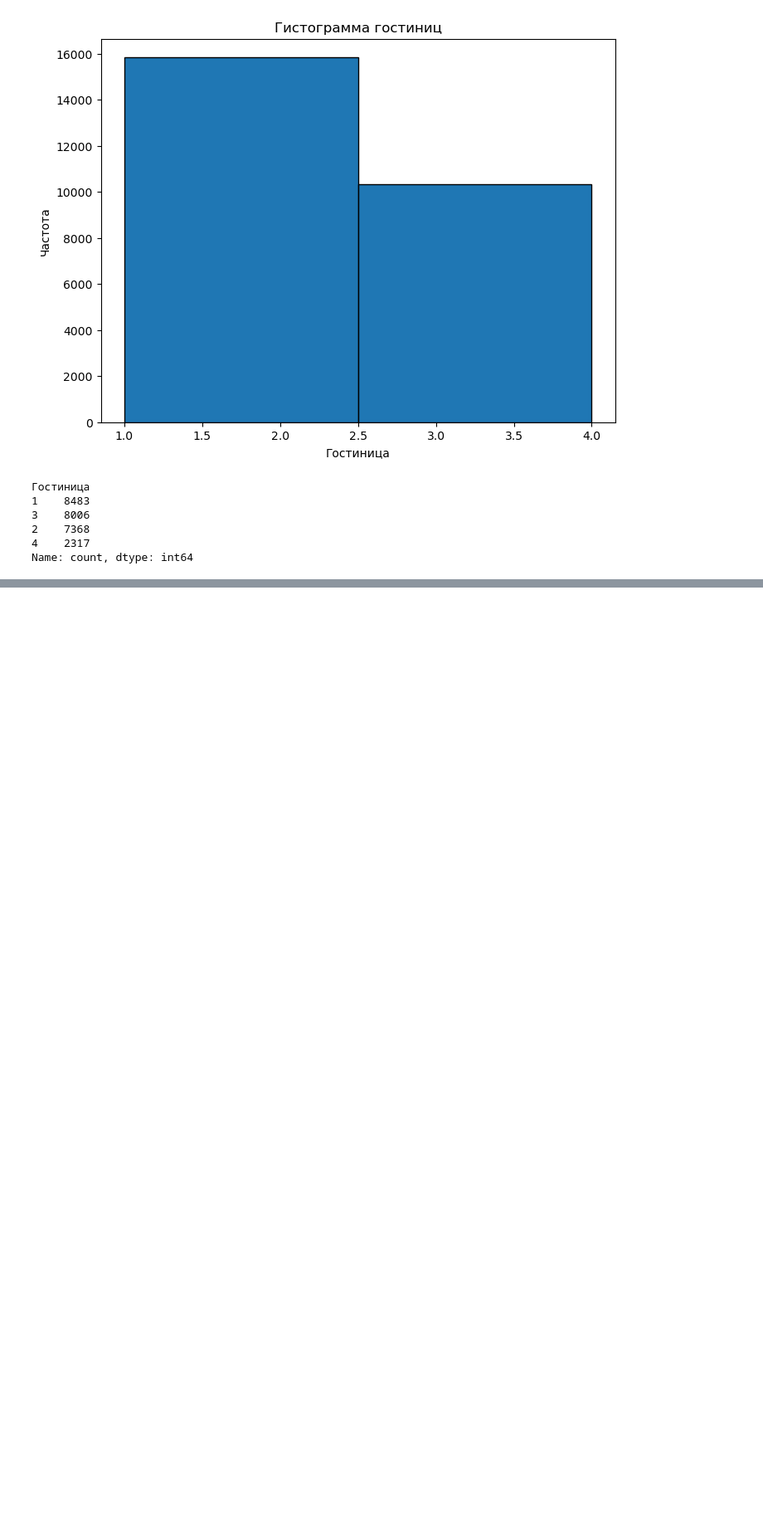
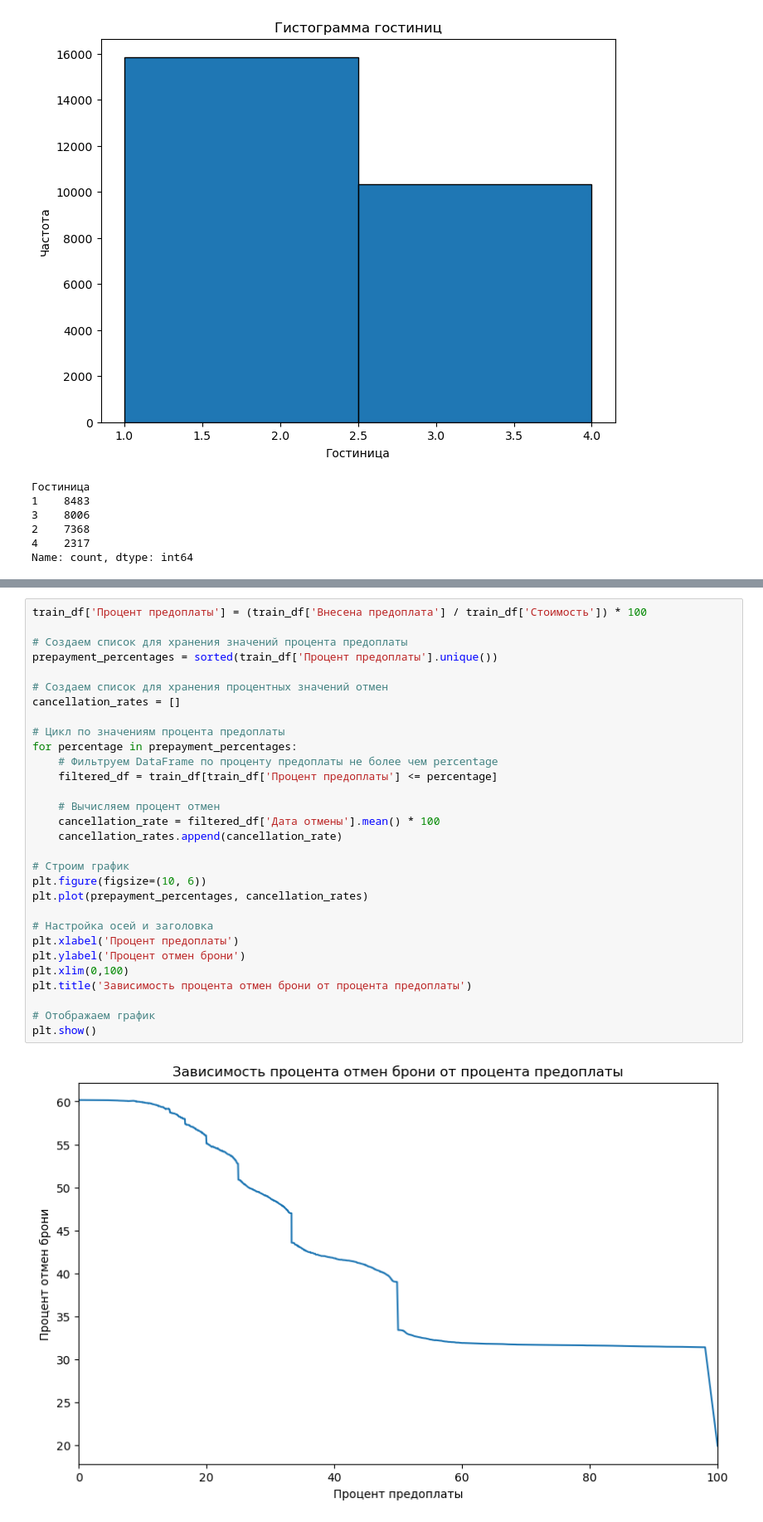
Before and after one commit to impartac/PSB_hack, a Jupyter notebook: scripts/data_preproc.ipynb, the cells around one changed output, grey strips where cells are left out. Shown at 83% size. Drawn from its saved outputs; the diff is of its cells as text; blank space fills up the shorter version.

```diff
--- a/scripts/data_preproc.ipynb
+++ b/scripts/data_preproc.ipynb
@@ -231,0 +269,32 @@ Name: count, dtype: int64
+# %%
+train_df['Процент предоплаты'] = (train_df['Внесена предоплата'] / train_df['Стоимость']) * 100
+
+# Создаем список для хранения значений процента предоплаты
+prepayment_percentages = sorted(train_df['Процент предоплаты'].unique())
+
+# Создаем список для хранения процентных значений отмен
+cancellation_rates = []
+
+# Цикл по значениям процента предоплаты
+for percentage in prepayment_percentages:
+    # Фильтруем DataFrame по проценту предоплаты не более чем percentage
+    filtered_df = train_df[train_df['Процент предоплаты'] <= percentage]
+
+    # Вычисляем процент отмен
+    cancellation_rate = filtered_df['Дата отмены'].mean() * 100
+    cancellation_rates.append(cancellation_rate)
+
+# Строим график
+plt.figure(figsize=(10, 6))
+plt.plot(prepayment_percentages, cancellation_rates)
+
+# Настройка осей и заголовка
+plt.xlabel('Процент предоплаты')
+plt.ylabel('Процент отмен брони')
+plt.xlim(0,100)
+plt.title('Зависимость процента отмен брони от процента предоплаты')
+
+# Отображаем график
+plt.show()
+# %% [output]
+[figure, added]
```
Also changed, not shown: parts of 4 cells of this notebook, 10 other files.
